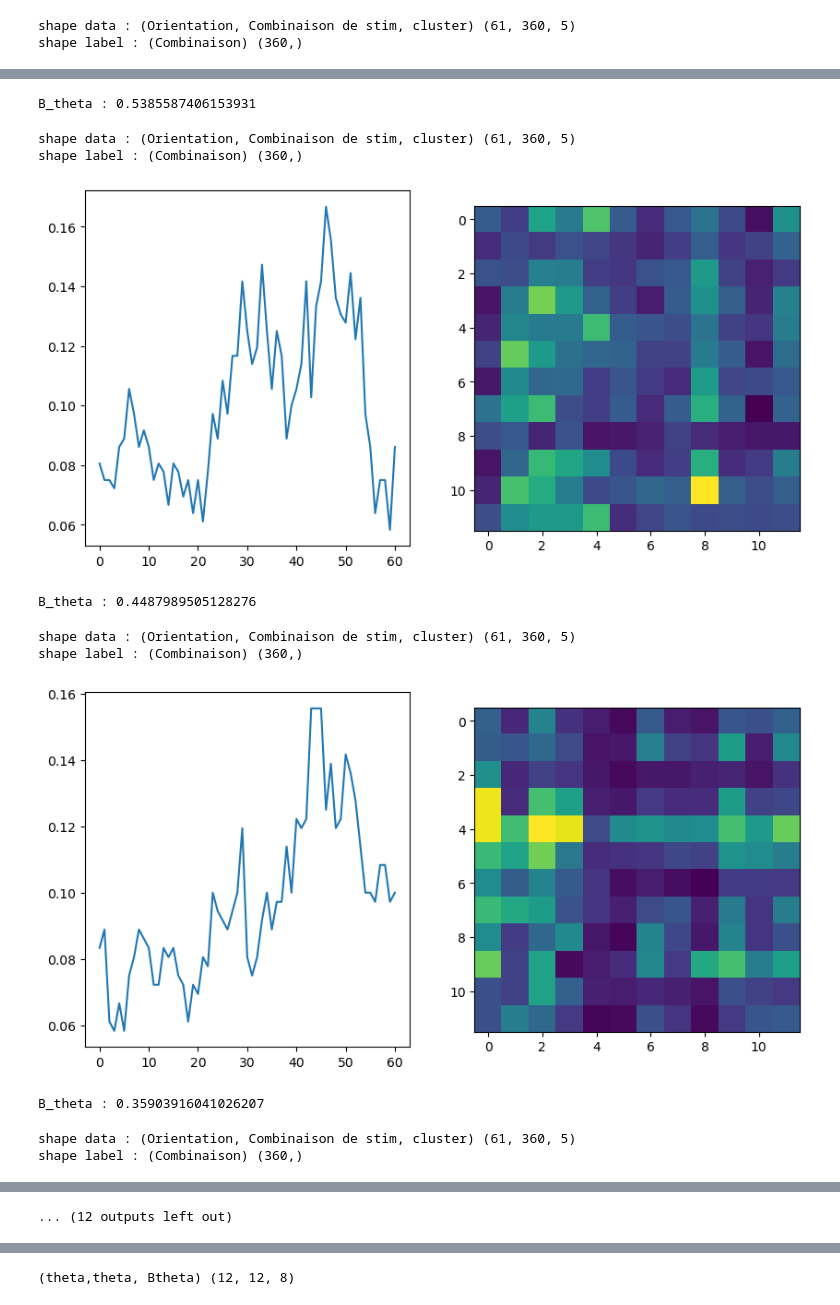
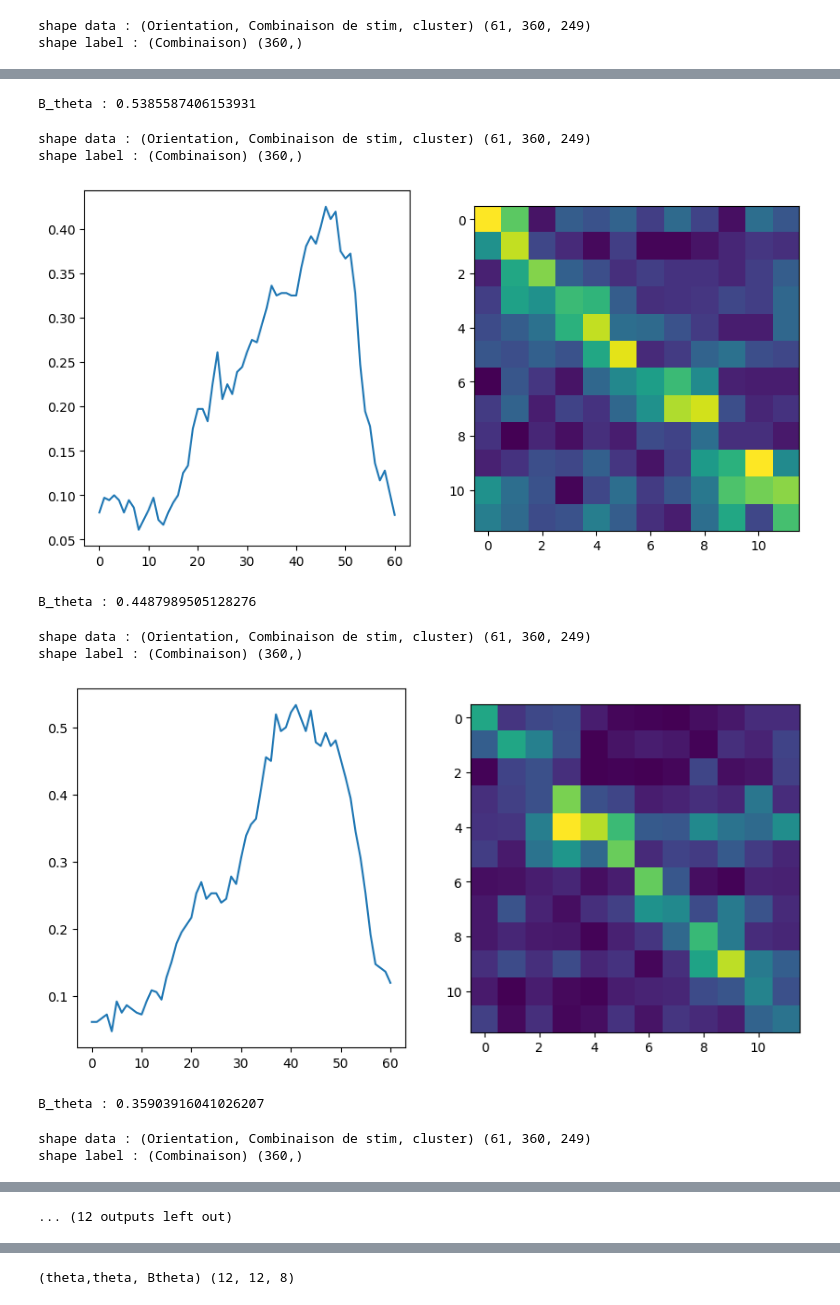
Before and after one commit to alexandre-laine/2023-INT-StageM1, a Jupyter notebook: Decoding_theta.ipynb, the cells around one changed output, grey strips where cells are left out. Saved outputs shown, nothing was run; the diff lists cells and outputs as text; code cells hidden in the pictures.

```diff
--- a/Decoding_theta.ipynb
+++ b/Decoding_theta.ipynb
@@ -101,8 +103,9 @@ def par_load_data(timesteps, target_clusters,
 # %%
-cluster=cluster_all[:5]
+cluster=cluster_all
 print(f"clusters : {cluster}")
 Matrice=np.zeros((12,12,len(prm.B_thetas)))
-Scores=np.zeros((61,len(prm.B_thetas)))
+Scores_mean=np.zeros((61,len(prm.B_thetas)))
+Scores_sd=np.zeros((61,len(prm.B_thetas)))
 for j in range(len(prm.B_thetas)):
     bt=prm.B_thetas[j]
     print(f"B_theta : {bt}")
@@ -111,6 +114,9 @@ for j in range(len(prm.B_thetas)):
                                             data_type="one_bt")
     print("shape data : (Orientation, Combinaison de stim, cluster)",np.shape(data))
     print("shape label : (Combinaison)", np.shape(labels))
+
+    #Introduire l'égalisation ici
+
     matrice=np.zeros((12,12,61))
     scores=np.zeros((len(prm.timesteps),prm.n_splits))
     logreg = LogisticRegression(**prm.opts_LR)
@@ -122,7 +128,8 @@ for j in range(len(prm.B_thetas)):
         ypred=logreg.predict(xtest)
         matrice[:,:,i]=confusion_matrix(y_pred=ypred,y_true=ytest)
     Matrice[:,:,j]=matrice.mean(axis=-1)
-    Scores[:,j]=scores.mean(axis=-1)
+    Scores_mean[:,j]=scores.mean(axis=-1)
+    Scores_sd[:,j]=scores.std(axis=-1)
     fig,ax=plt.subplots(1,2,figsize=(10,5))
     ax[0].plot(scores.mean(axis=-1))
     ax[1].imshow(matrice.mean(axis=-1))
@@ -133,3 +154,3 @@ clusters : ['Tom_BA01_cl58' 'Mary_A006_cl47' 'Steven_I002_cl49' 'Steven_AH01_cl1
 B_theta : 0.6283185307179586
-shape data : (Orientation, Combinaison de stim, cluster) (61, 360, 5)
+shape data : (Orientation, Combinaison de stim, cluster) (61, 360, 249)
 shape label : (Combinaison) (360,)
@@ -137,11 +158,11 @@ shape label : (Combinaison) (360,)
 B_theta : 0.5385587406153931
-shape data : (Orientation, Combinaison de stim, cluster) (61, 360, 5)
+shape data : (Orientation, Combinaison de stim, cluster) (61, 360, 249)
 shape label : (Combinaison) (360,)
-[figure, old version]
+[figure, new version]
 B_theta : 0.4487989505128276
-shape data : (Orientation, Combinaison de stim, cluster) (61, 360, 5)
+shape data : (Orientation, Combinaison de stim, cluster) (61, 360, 249)
 shape label : (Combinaison) (360,)
-[figure, old version]
+[figure, new version]
 B_theta : 0.35903916041026207
-shape data : (Orientation, Combinaison de stim, cluster) (61, 360, 5)
+shape data : (Orientation, Combinaison de stim, cluster) (61, 360, 249)
 shape label : (Combinaison) (360,)
```
Also changed, not shown: parts of 9 cells of this notebook, 5 other files.
